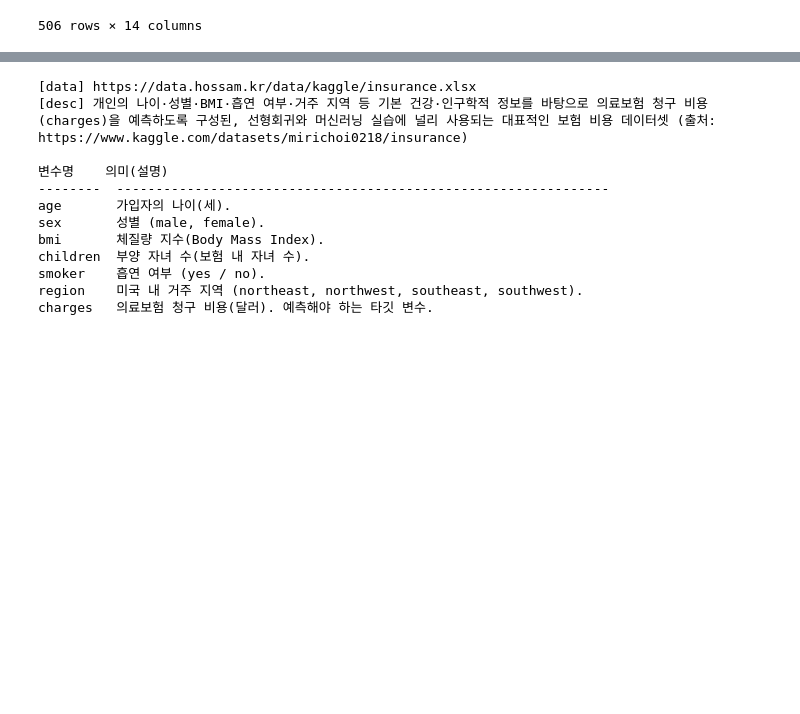
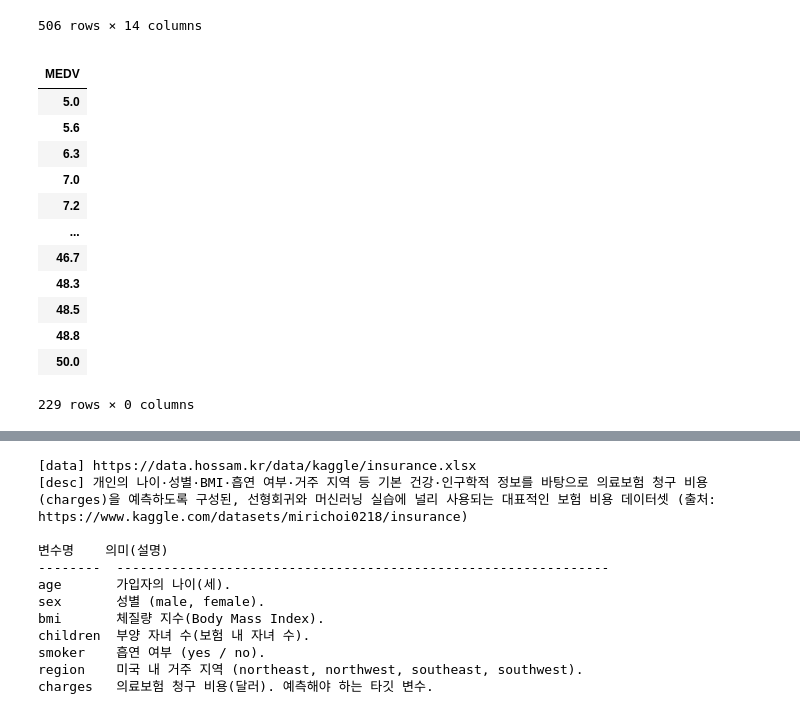
Before and after one commit to GYULLTANGURRI/main, a Jupyter notebook: 251124실습/251124_04.ipynb, the cells around one changed output, grey strips where cells are left out. Saved outputs shown, nothing was run; the diff lists cells and outputs as text; code cells hidden in the pictures; blank space fills up the shorter version.

```diff
--- a/251124실습/251124_04.ipynb
+++ b/251124실습/251124_04.ipynb
@@ -38,3 +44,22 @@ MEDV     주택 가격 중앙값(단위: $1,000) (Median value of owner-occupied
 | 504 | 0.10959 | 0.0 | 11.93 | 0 | 0.573 | 6.794 | 89.3 | 2.3889 | 1 | 273 | 21.0 | ... |
 | 505 | 0.04741 | 0.0 | 11.93 | 0 | 0.573 | 6.030 | 80.8 | 2.5050 | 1 | 273 | 21.0 | ... |
 506 rows × 14 columns
+# %%
+# 전처리
+df1 = origin1.reset_index()
+df1.filter(['MEDV',0]).groupby('MEDV').mean()
+# %% [output]
+|  |
+| MEDV |
+| 5.0 |
+| 5.6 |
+| 6.3 |
+| 7.0 |
+| 7.2 |
+| ... |
+| 46.7 |
+| 48.3 |
+| 48.5 |
+| 48.8 |
+| 50.0 |
+229 rows × 0 columns
```
Also changed, not shown: parts of 8 cells of this notebook.
